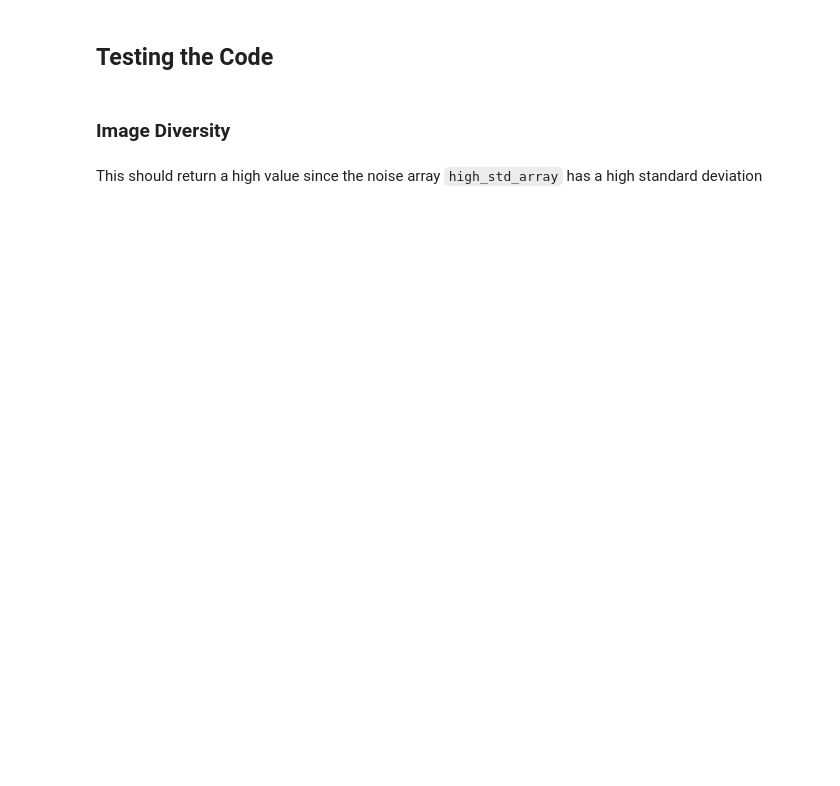
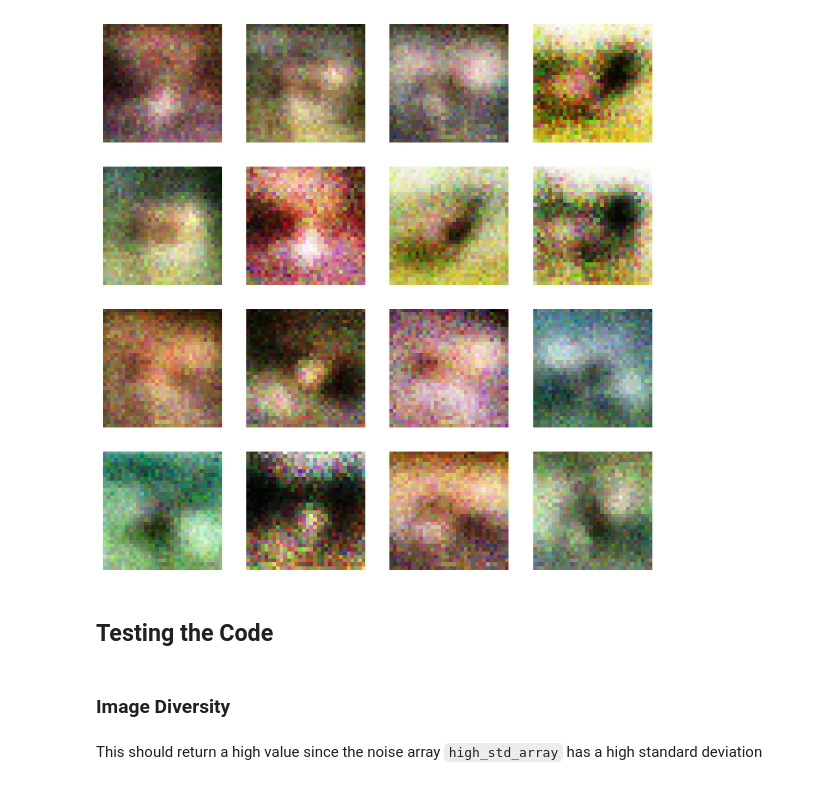
Before and after one commit to zseda/From-Duplication-to-Diversification-GANs, a Jupyter notebook: metric_notebook.ipynb, the cells around one changed output. Cells and saved outputs as stored; diff of their text form; code cells hidden in the pictures; blank space fills up the shorter version.

```diff
--- a/metric_notebook.ipynb
+++ b/metric_notebook.ipynb
@@ -43,3 +84,7 @@ show_imgs(sample_imgs)
+# %%
+show_imgs(vanillagan_image_tensors)
+# %% [output]
+[figure, added]
 # %%
 high_std_array = np.random.normal(loc=0.0, scale=10.0, size=(16, 3, 32, 32))
 low_std_array = np.random.normal(loc=0.0, scale=0.1, size=(16, 3, 32, 32))
```
Also changed, not shown: parts of 22 cells of this notebook.
